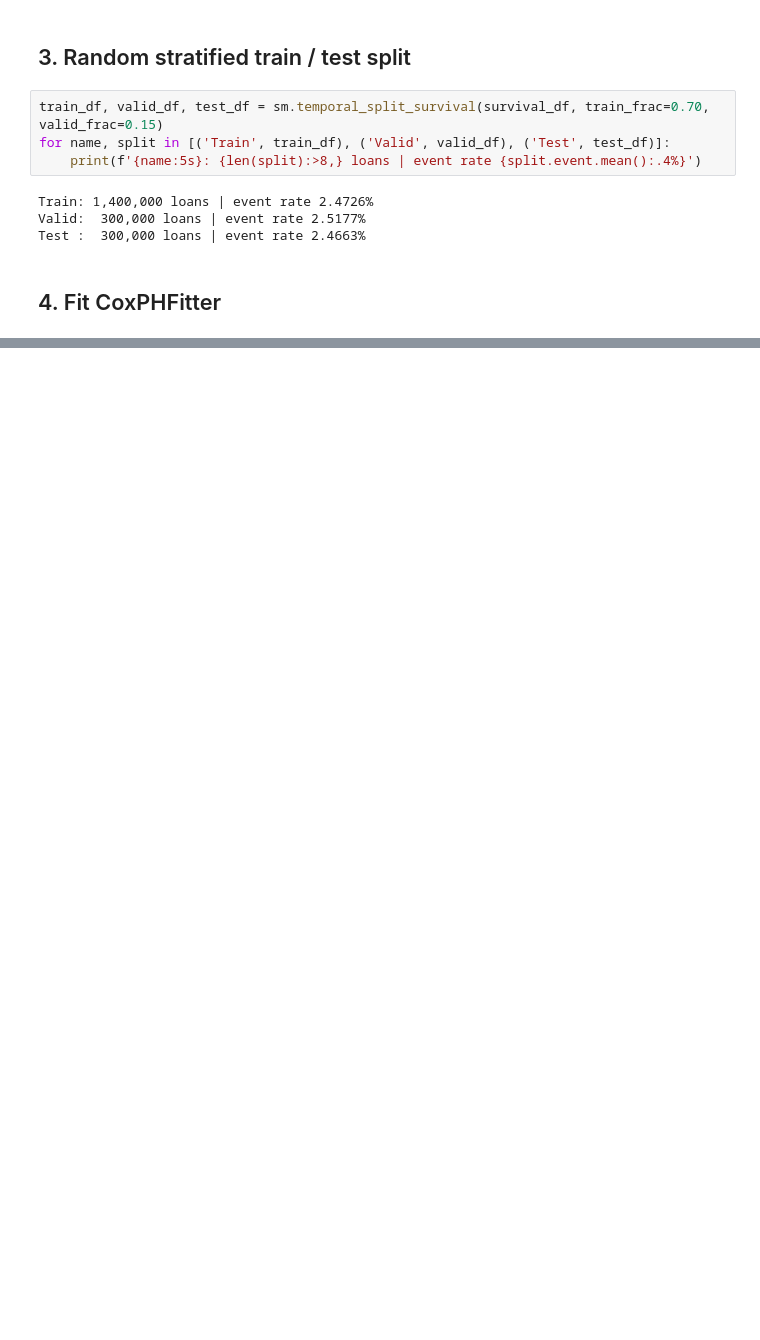
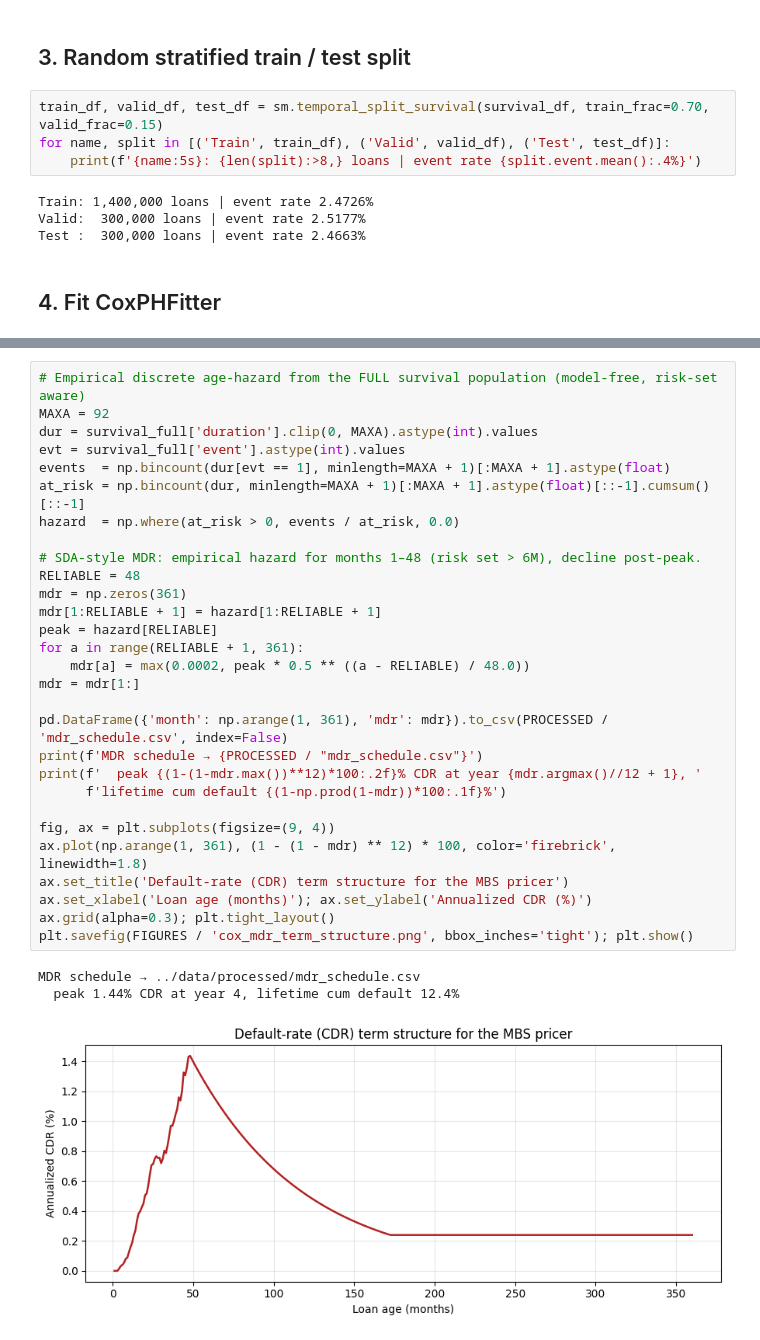
Before and after one commit to IceCurrent/mbs_risk_management, a Jupyter notebook: notebooks/04_cox_ph.ipynb, the cells around one changed output, grey strips where cells are left out. Cells and saved outputs as stored; diff of their text form; blank space fills up the shorter version.

```diff
--- a/notebooks/04_cox_ph.ipynb
+++ b/notebooks/04_cox_ph.ipynb
@@ -305,0 +327,33 @@ Round-trip load: C-index matches (0.9068) ✓
+# %%
+# Empirical discrete age-hazard from the FULL survival population (model-free, risk-set aware)
+MAXA = 92
+dur = survival_full['duration'].clip(0, MAXA).astype(int).values
+evt = survival_full['event'].astype(int).values
+events  = np.bincount(dur[evt == 1], minlength=MAXA + 1)[:MAXA + 1].astype(float)
+at_risk = np.bincount(dur, minlength=MAXA + 1)[:MAXA + 1].astype(float)[::-1].cumsum()[::-1]
+hazard  = np.where(at_risk > 0, events / at_risk, 0.0)
+
+# SDA-style MDR: empirical hazard for months 1–48 (risk set > 6M), decline post-peak.
+RELIABLE = 48
+mdr = np.zeros(361)
+mdr[1:RELIABLE + 1] = hazard[1:RELIABLE + 1]
+peak = hazard[RELIABLE]
+for a in range(RELIABLE + 1, 361):
+    mdr[a] = max(0.0002, peak * 0.5 ** ((a - RELIABLE) / 48.0))
+mdr = mdr[1:]
+
+pd.DataFrame({'month': np.arange(1, 361), 'mdr': mdr}).to_csv(PROCESSED / 'mdr_schedule.csv', index=False)
+print(f'MDR schedule → {PROCESSED / "mdr_schedule.csv"}')
+print(f'  peak {(1-(1-mdr.max())**12)*100:.2f}% CDR at year {mdr.argmax()//12 + 1}, '
+      f'lifetime cum default {(1-np.prod(1-mdr))*100:.1f}%')
+
+fig, ax = plt.subplots(figsize=(9, 4))
+ax.plot(np.arange(1, 361), (1 - (1 - mdr) ** 12) * 100, color='firebrick', linewidth=1.8)
+ax.set_title('Default-rate (CDR) term structure for the MBS pricer')
+ax.set_xlabel('Loan age (months)'); ax.set_ylabel('Annualized CDR (%)')
+ax.grid(alpha=0.3); plt.tight_layout()
+plt.savefig(FIGURES / 'cox_mdr_term_structure.png', bbox_inches='tight'); plt.show()
+# %% [output]
+MDR schedule → ../data/processed/mdr_schedule.csv
+  peak 1.44% CDR at year 4, lifetime cum default 12.4%
+[figure, added]
```
Also changed, not shown: parts of 21 cells of this notebook, 10 other files.
